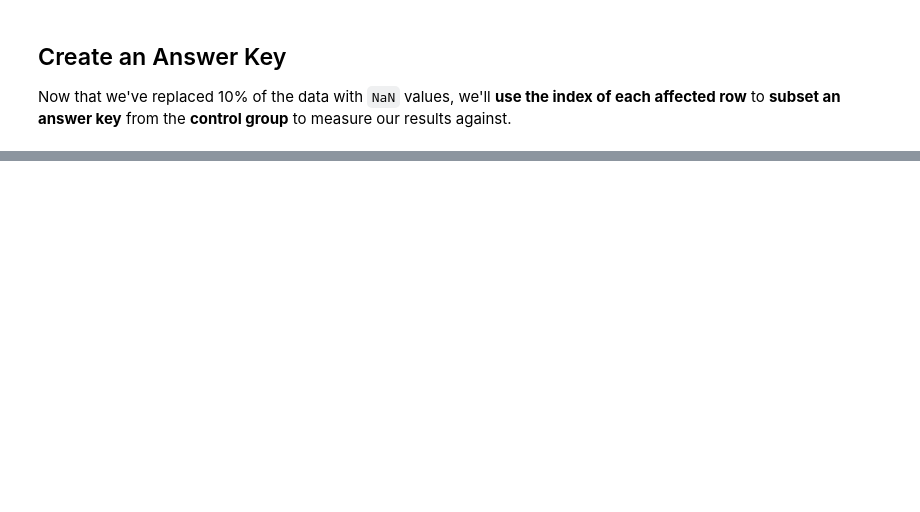
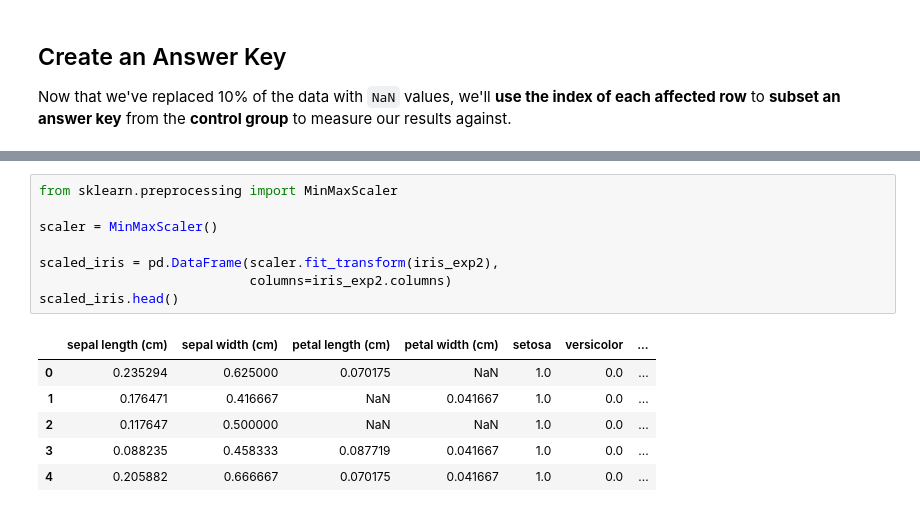
Before and after one commit to bmauss/KNN_Imputation_Evaluation, a Jupyter notebook: KNN Imputation- Iris.ipynb, the cells around one changed output, grey strips where cells are left out. Drawn from its saved outputs; the diff is of its cells as text; blank space fills up the shorter version.

```diff
--- a/KNN Imputation- Iris.ipynb
+++ b/KNN Imputation- Iris.ipynb
@@ -113,0 +153,15 @@ answer_key
+# %%
+from sklearn.preprocessing import MinMaxScaler
+
+scaler = MinMaxScaler()
+
+scaled_iris = pd.DataFrame(scaler.fit_transform(iris_exp2),
+                           columns=iris_exp2.columns)
+scaled_iris.head()
+# %% [output]
+|  | sepal length (cm) | sepal width (cm) | petal length (cm) | petal width (cm) | setosa | versicolor | ... |
+| 0 | 0.235294 | 0.625000 | 0.070175 | NaN | 1.0 | 0.0 | ... |
+| 1 | 0.176471 | 0.416667 | NaN | 0.041667 | 1.0 | 0.0 | ... |
+| 2 | 0.117647 | 0.500000 | NaN | NaN | 1.0 | 0.0 | ... |
+| 3 | 0.088235 | 0.458333 | 0.087719 | 0.041667 | 1.0 | 0.0 | ... |
+| 4 | 0.205882 | 0.666667 | 0.070175 | 0.041667 | 1.0 | 0.0 | ... |
```
Also changed, not shown: parts of 10 cells of this notebook.
